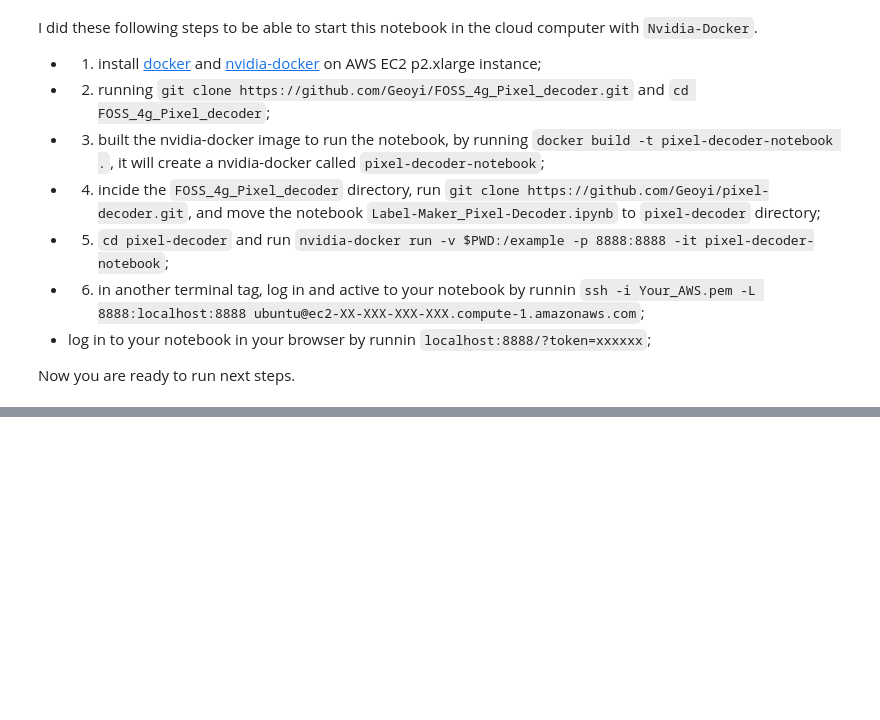
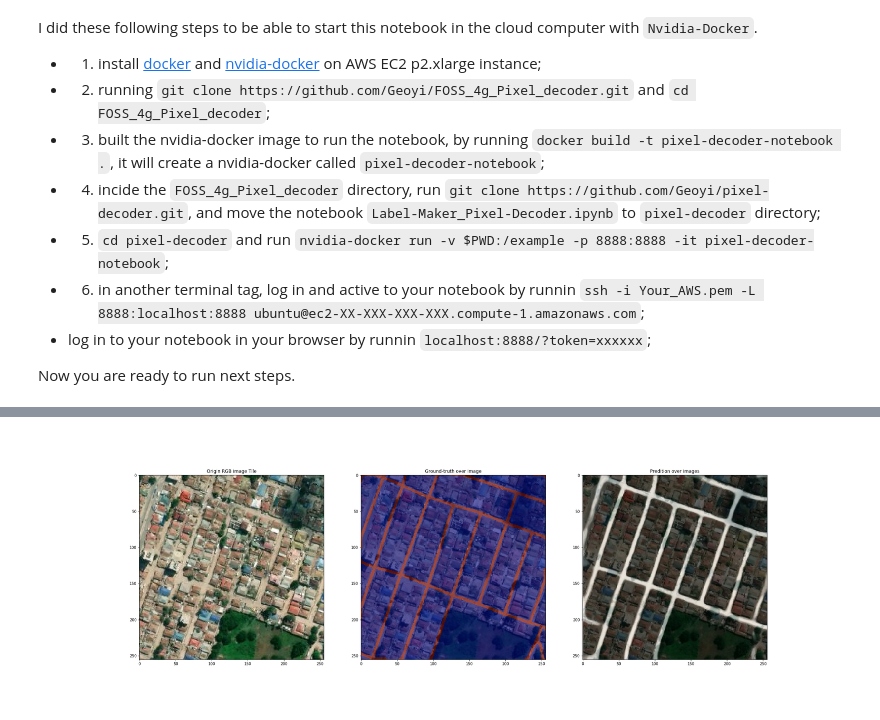
Before and after one commit to Geoyi/FOSS_4g_Pixel_decoder, a Jupyter notebook: Label-Maker_Pixel-Decoder.ipynb, the cells around one changed output, grey strips where cells are left out. Drawn from its saved outputs; the diff is of its cells as text; code cells hidden in the pictures; blank space fills up the shorter version.

```diff
--- a/Label-Maker_Pixel-Decoder.ipynb
+++ b/Label-Maker_Pixel-Decoder.ipynb
@@ -110,0 +116,4 @@ for pred in pred_list:
+# %%
+Image(filename='roads_predictions_figs/tz_buildings_pred_79830-68021-17.png')
+# %% [output]
+[figure, added]
```
Also changed, not shown: parts of 4 cells of this notebook.
